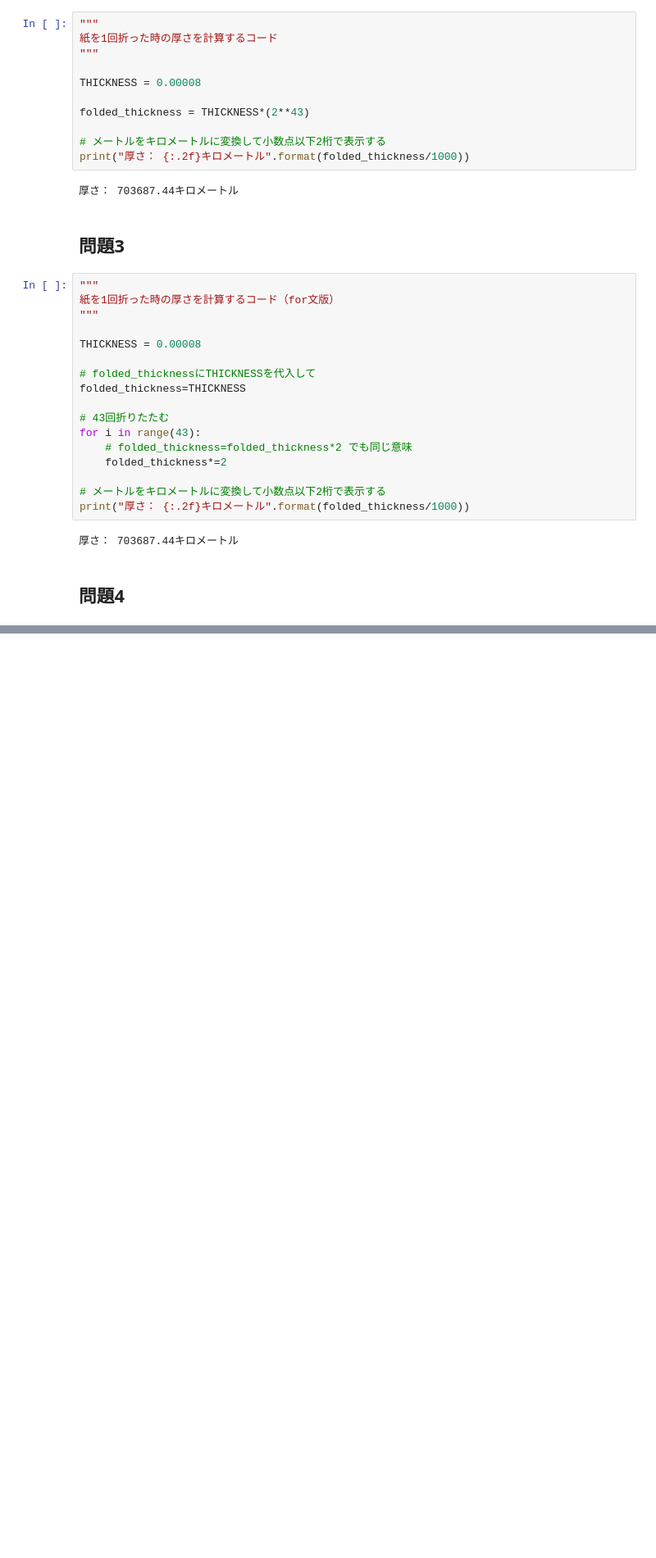
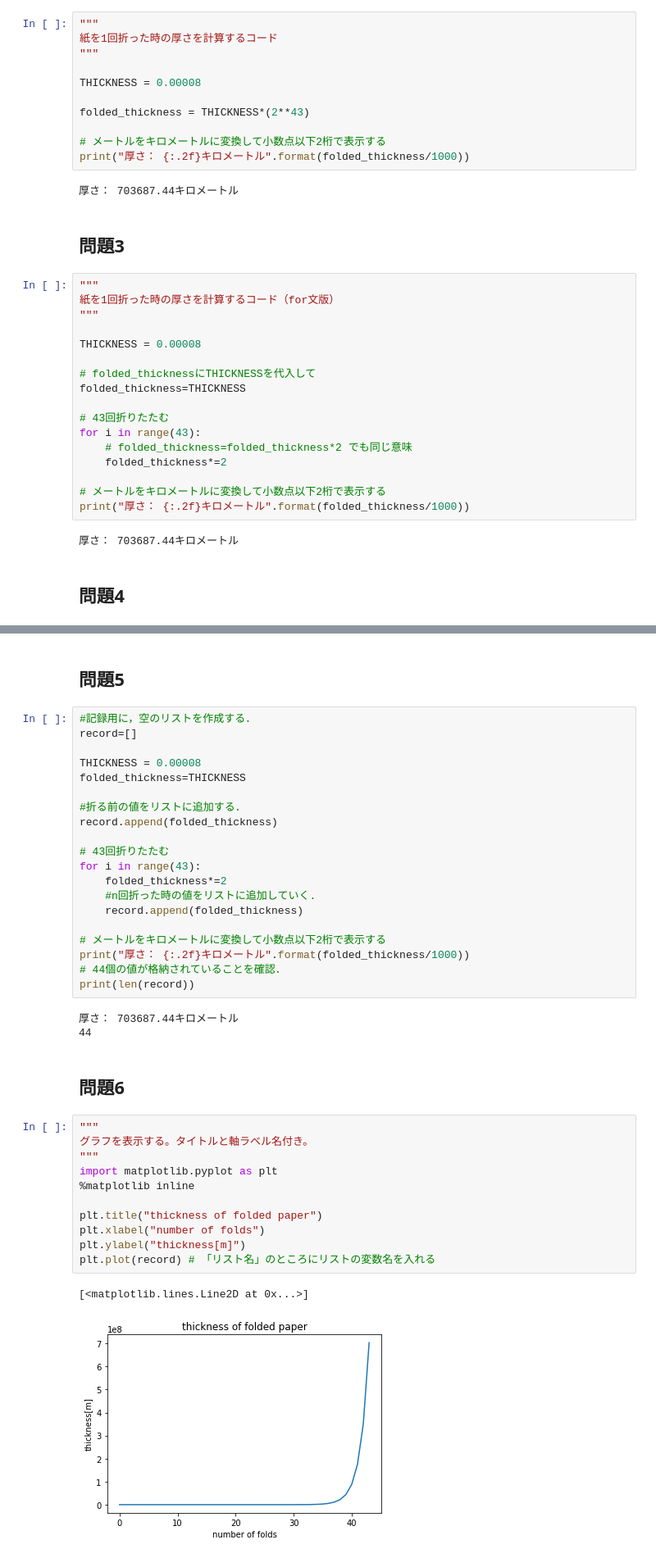
Before and after one commit to savslug/worksample, a Jupyter notebook: 2_example_answer.ipynb, the cells around one changed output, grey strips where cells are left out. Shown at 82% size. Drawn from its saved outputs; the diff is of its cells as text; blank space fills up the shorter version.

```diff
--- a/2_example_answer.ipynb
+++ b/2_example_answer.ipynb
@@ -107,0 +157,41 @@ time : 0.00045680999755859375[s]
+# %% [markdown]
+## 問題5
+# %%
+#記録用に，空のリストを作成する．
+record=[]
+
+THICKNESS = 0.00008
+folded_thickness=THICKNESS
+
+#折る前の値をリストに追加する．
+record.append(folded_thickness)
+
+# 43回折りたたむ
+for i in range(43):
+    folded_thickness*=2
+    #n回折った時の値をリストに追加していく.
+    record.append(folded_thickness)
+
+# メートルをキロメートルに変換して小数点以下2桁で表示する
+print("厚さ： {:.2f}キロメートル".format(folded_thickness/1000))
+# 44個の値が格納されていることを確認．
+print(len(record))
+# %% [output]
+厚さ： 703687.44キロメートル
+44
+# %% [markdown]
+## 問題6
+# %%
+"""
+グラフを表示する。タイトルと軸ラベル名付き。
+"""
+import matplotlib.pyplot as plt
+%matplotlib inline
+
+plt.title("thickness of folded paper")
+plt.xlabel("number of folds")
+plt.ylabel("thickness[m]")
+plt.plot(record) # 「リスト名」のところにリストの変数名を入れる
+# %% [output]
+[<matplotlib.lines.Line2D at 0x...>]
+[figure, added]
```
Also changed, not shown: parts of 10 cells of this notebook, 1 other file.
